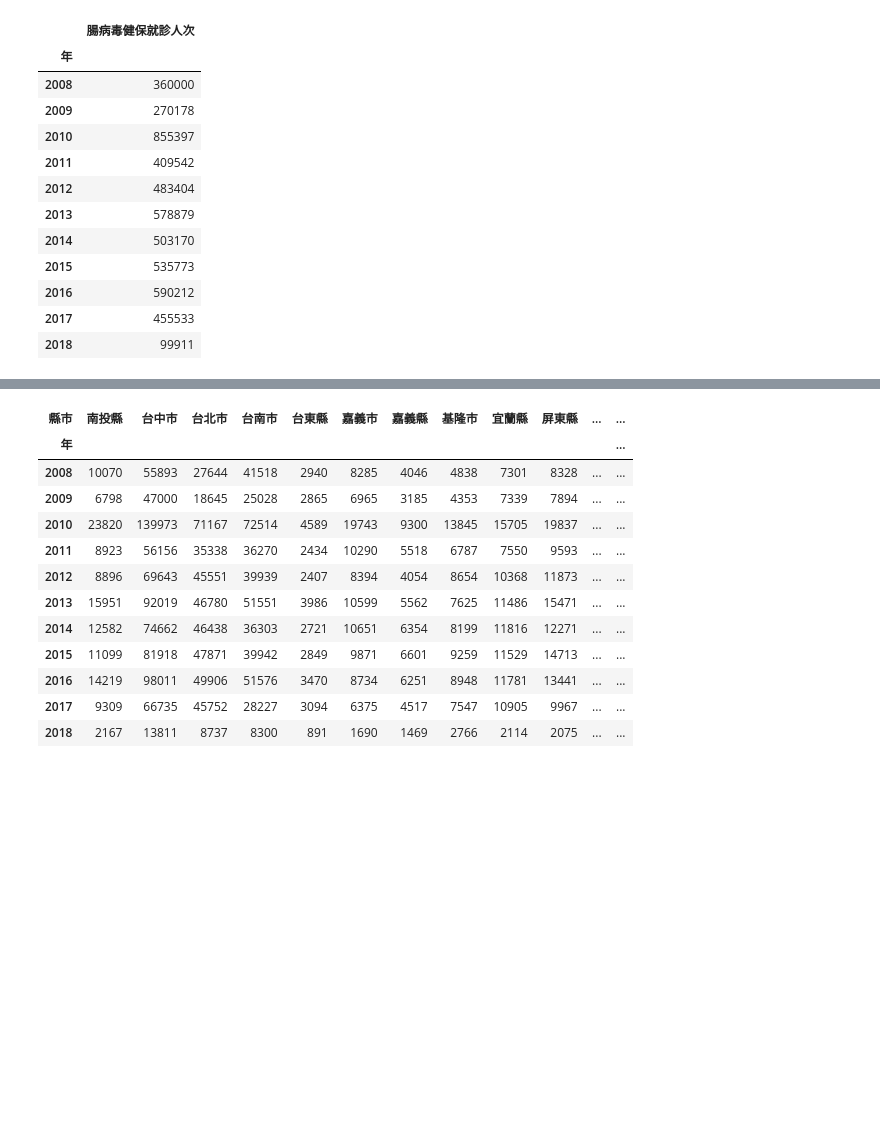
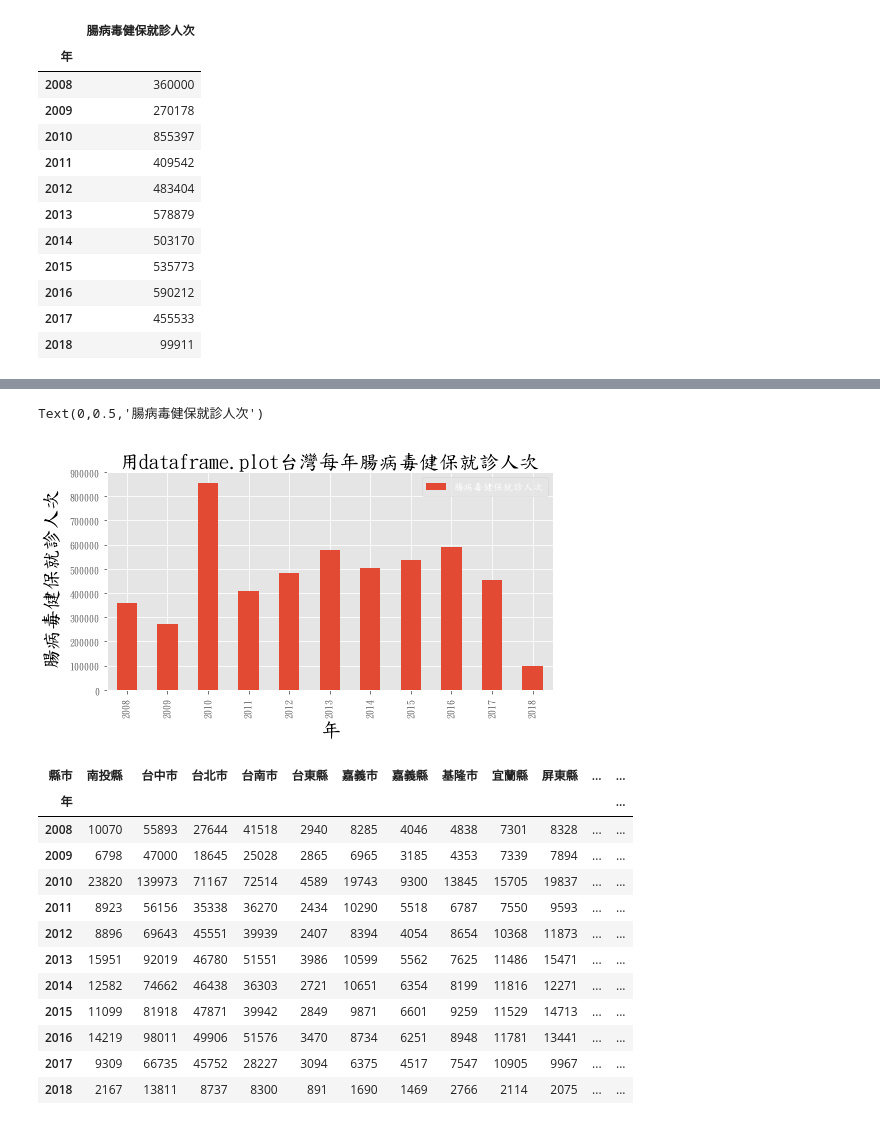
Before and after one commit to alabtsai/FGU-Class, a Jupyter notebook: Lecture_0530.ipynb, the cells around one changed output, grey strips where cells are left out. Drawn from its saved outputs; the diff is of its cells as text; code cells hidden in the pictures; blank space fills up the shorter version.

```diff
--- a/Lecture_0530.ipynb
+++ b/Lecture_0530.ipynb
@@ -354,3 +372,12 @@ Text(0,0.5,'腸病毒健保就診人次')
+# %%
+ta1.plot(kind='bar',figsize=(8,4))
+
+plt.title('用dataframe.plot台灣每年腸病毒健保就診人次',color='black',size=20)
+plt.xlabel('年',size=20,color='black')
+plt.ylabel('腸病毒健保就診人次',color='black',size=20)
+# %% [output]
+Text(0,0.5,'腸病毒健保就診人次')
+[figure, added]
 # %%
 dfm=df.pivot_table(values='腸病毒健保就診人次',index=['年'],columns='縣市',aggfunc='sum')
 # %%
```
Also changed, not shown: parts of 8 cells of this notebook.
